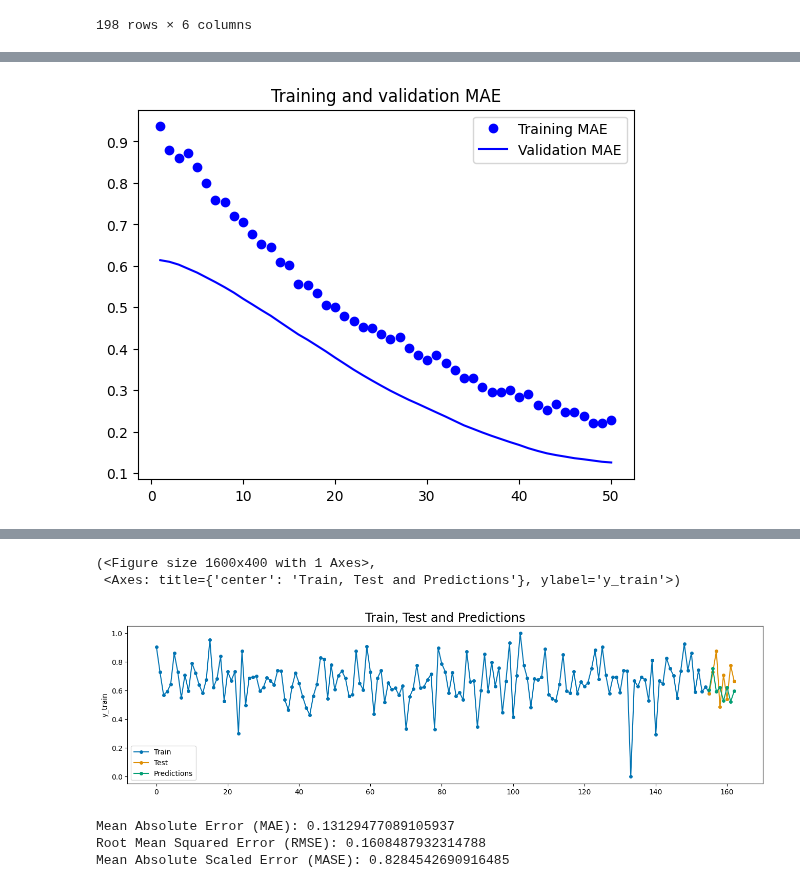
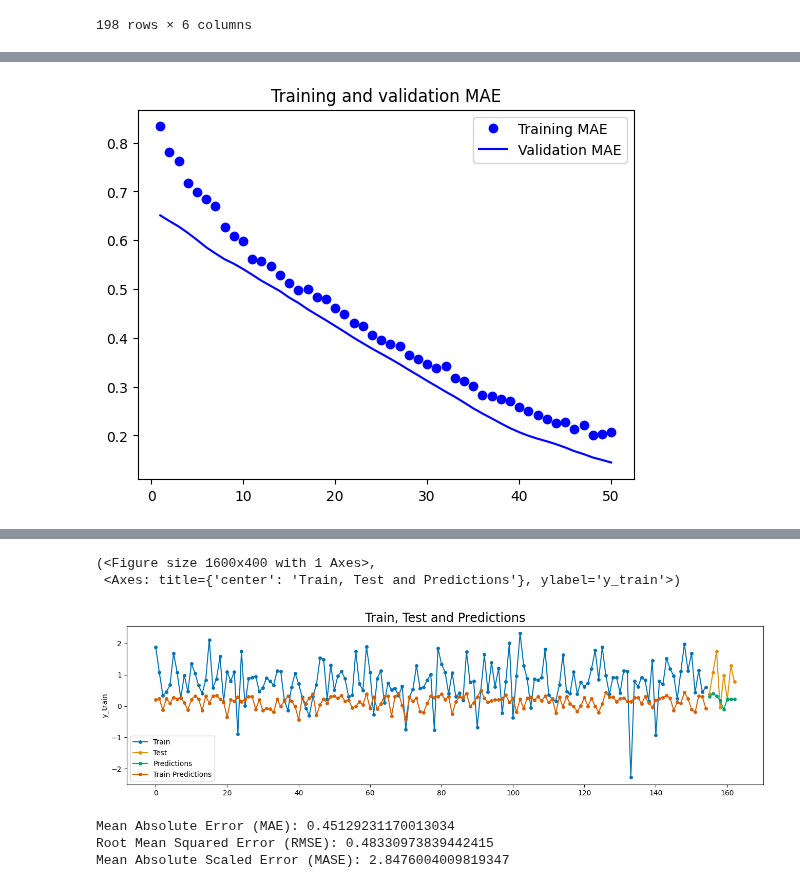
Before and after one commit to ramalhogs/Series_temporais_A2, a Jupyter notebook: 1d_conv.ipynb, the cells around one changed output, grey strips where cells are left out. Saved outputs shown, nothing was run; the diff lists cells and outputs as text; code cells hidden in the pictures.

Commit message:
tried evolving on transformations

```diff
--- a/1d_conv.ipynb
+++ b/1d_conv.ipynb
@@ -41,22 +42,30 @@ def convert_to_period(quarter):
     Function to convert a string to a pandas period object.
     Checks if the input is a string in the form '2019 Q1' or already a Period.
     """
-    if isinstance(quarter, pd.Period):
+    if len(quarter)==2:
         return quarter
     year, quarter_str = quarter.split()
-    year = int(year)
-    quarter = int(quarter_str[-1])
-    return pd.Period(year=year, quarter=quarter, freq='Q')
+    return quarter_str
 
 df['Quarter'] = df['Quarter'].apply(convert_to_period)
 # %%
 sequence_length = 4  # Número de trimestres na janela de tempo
 test_size = 0.2
 val_size = 0.2
+target_column = 'Consumption'
 
 
-scaler = MinMaxScaler()
-scaled_data = scaler.fit_transform(df[['Income', 'Production', 'Savings', 'Unemployment', 'Consumption']])
+feature_columns = [col for col in df.columns if col not in ['Quarter', target_column]]
+preprocessor = ColumnTransformer(
+    transformers=[
+        ('quarter', OneHotEncoder(drop='first', sparse_output=False), ['Quarter']),
+        ('num', MinMaxScaler(), feature_columns),
+        ('target', MinMaxScaler(), [target_column]),
+    ]
+)
+
+scaled_data = preprocessor.fit_transform(df[['Income', 'Production', 'Savings', 'Unemployment', "Quarter", 'Consumption']])
+# scaled_data = np.concatenate([scaled_data, df['Quarter'].values.reshape(-1, 1)], axis=1)
 
 def create_sequences(data, target_idx, seq_length):
     X, y = [], []
@@ -156,26 +165,30 @@ plt.title("Training and validation MAE")
 plt.legend()
 plt.show()
 # %% [output]
-[figure, old version]
+[figure, new version]
 # %%
 df_plot = pd.DataFrame()
 df_plot.index = range(len(y_train) + len(y_test))
 
+y_pred_train = model.predict(X_train)
+y_pred = model.predict(X_test)
+
 df_plot["y_train"] = np.nan
 df_plot["y_test"] = np.nan
 df_plot["y_pred"] = np.nan
-df_plot.loc[:len(y_train)-1, "y_train"] = y_train
-df_plot.loc[len(y_train):, "y_test"] = y_test
-df_plot.loc[len(y_train):, "y_pred"] = model.predict(X_test).reshape(-1)
-
-df_plot.loc[len(y_train), "y_train"] = df_plot.loc[len(y_train), "y_test"] # Connecting train and test plot lines
+df_plot["y_pred_train"] = np.nan
+df_plot.loc[:len(y_train)-1, "y_train"] = preprocessor["target"].inverse_transform(y_train.reshape(-1).reshape(-1, 1))
+df_plot.loc[len(y_train):, "y_test"] = preprocessor["target"].inverse_transform(y_test.reshape(-1).reshape(-1, 1))
+df_plot.loc[len(y_train):, "y_pred"] = preprocessor["target"].inverse_transform(y_pred.reshape(-1).reshape(-1, 1))
+df_plot.loc[:len(y_train)-1, "y_pred_train"] = preprocessor["target"].inverse_transform(y_pred_train.reshape(-1).reshape(-1, 1))
 
 
 plot_series(
     df_plot["y_train"],
     df_plot["y_test"],
     df_plot["y_pred"],
-    labels=["Train", "Test", "Predictions"],
+    df_plot["y_pred_train"],
+    labels=["Train", "Test", "Predictions", "Train Predictions"],
     title="Train, Test and Predictions",
 )
 # %% [output]
@@ -183,6 +197,6 @@ plot_series(
 (<Figure size 1600x400 with 1 Axes>,
  <Axes: title={'center': 'Train, Test and Predictions'}, ylabel='y_train'>)
-[figure, old version]
+[figure, new version]
 # %%
 mae = mean_absolute_error(y_test, df_plot.loc[len(y_train):, "y_pred"])
 rmse = np.sqrt(mean_squared_error(y_test, df_plot.loc[len(y_train):, "y_pred"]))
@@ -197,6 +211,6 @@ print(f"Mean Absolute Error (MAE): {mae}")
 print(f"Root Mean Squared Error (RMSE): {rmse}")
 print(f"Mean Absolute Scaled Error (MASE): {mase}")
 # %% [output]
-Mean Absolute Error (MAE): 0.13129477089105937
-Root Mean Squared Error (RMSE): 0.1608487932314788
-Mean Absolute Scaled Error (MASE): 0.8284542690916485
+Mean Absolute Error (MAE): 0.45129231170013034
+Root Mean Squared Error (RMSE): 0.48330973839442415
+Mean Absolute Scaled Error (MASE): 2.8476004009819347
```
Also changed, not shown: parts of 4 cells of this notebook.
